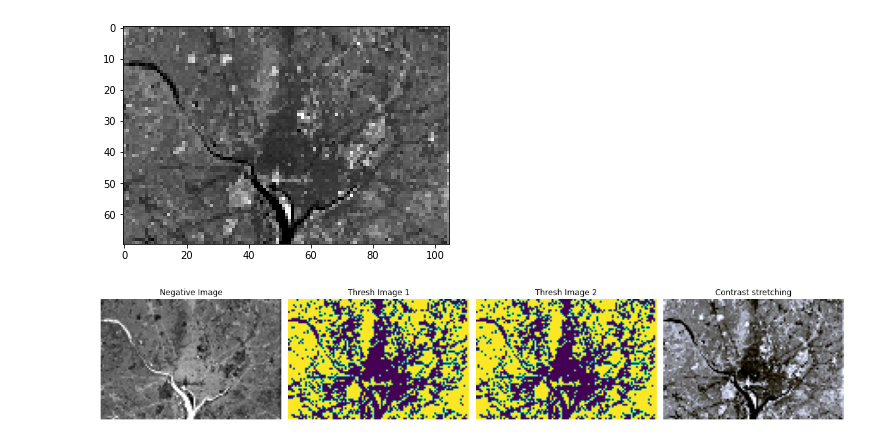
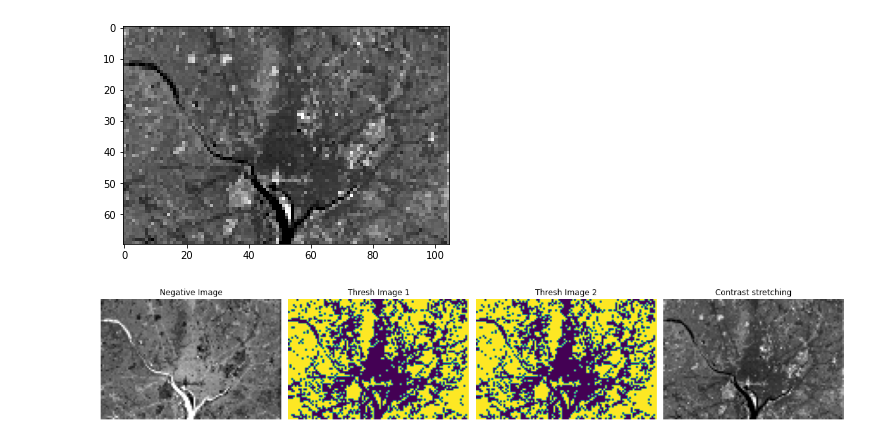
Before and after one commit to abhishekkagautam/DIP_Experiment_4, a Jupyter notebook: DIP_experiment_4.ipynb, the cells around one changed output. Saved outputs shown, nothing was run; the diff lists cells and outputs as text; code cells hidden in the pictures.

Commit message:
image update

```diff
--- a/DIP_experiment_4.ipynb
+++ b/DIP_experiment_4.ipynb
@@ -127,19 +127,19 @@ plt.imshow(img_contarst)
 # %%
 fig, (ax1, ax2, ax3,ax4) = plt.subplots(nrows=1, ncols=4, figsize=(16, 3),
                                     sharex=True, sharey=True)
 for aa in (ax1, ax2, ax3, ax4):
     aa.set_axis_off()
 
 ax1.imshow(img_negative)
 ax1.set_title('Negative Image')
 ax2.imshow(thresh_img_1)
 ax2.set_title('Thresh Image 1')
 ax3.imshow(thresh_img_2)
 ax3.set_title('Thresh Image 2')
-ax4.imshow(normalized_Image)
+ax4.imshow(img_contarst)
 ax4.set_title('Contrast stretching')
 
 plt.tight_layout()
 plt.show()
 # %% [output]
-[figure, old version]
+[figure, new version]
```
